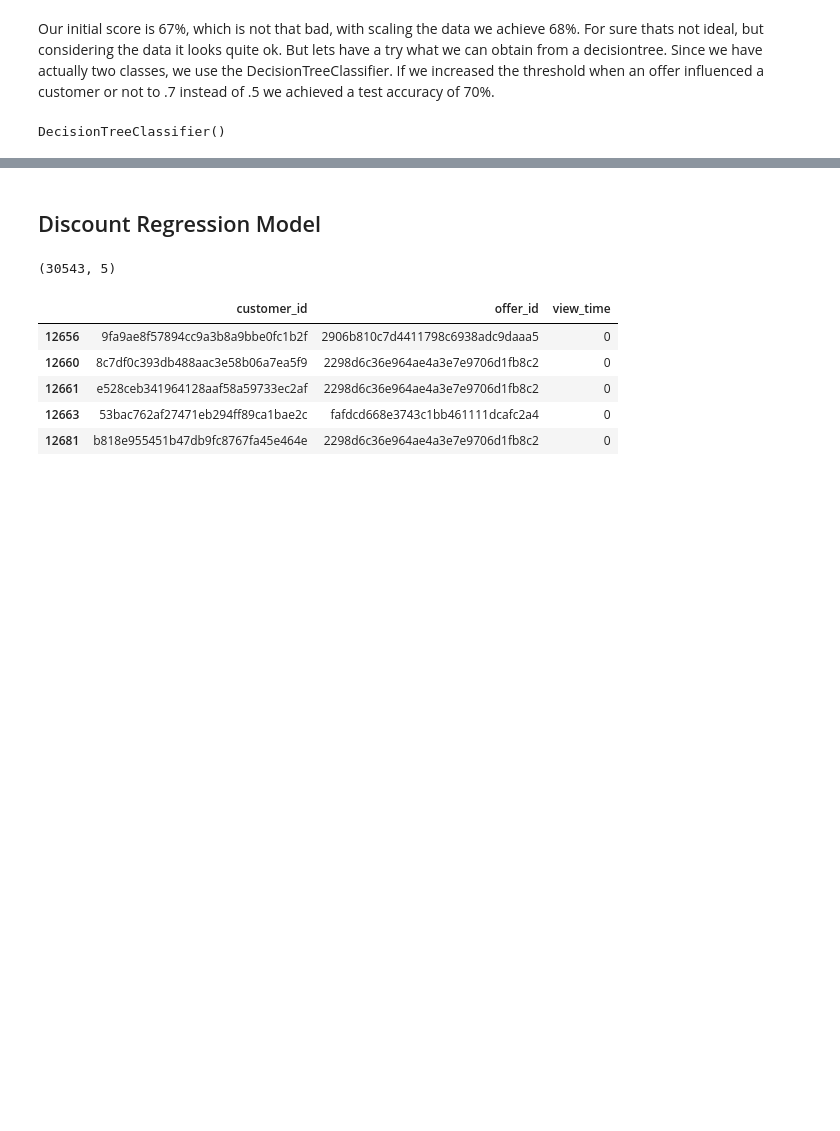
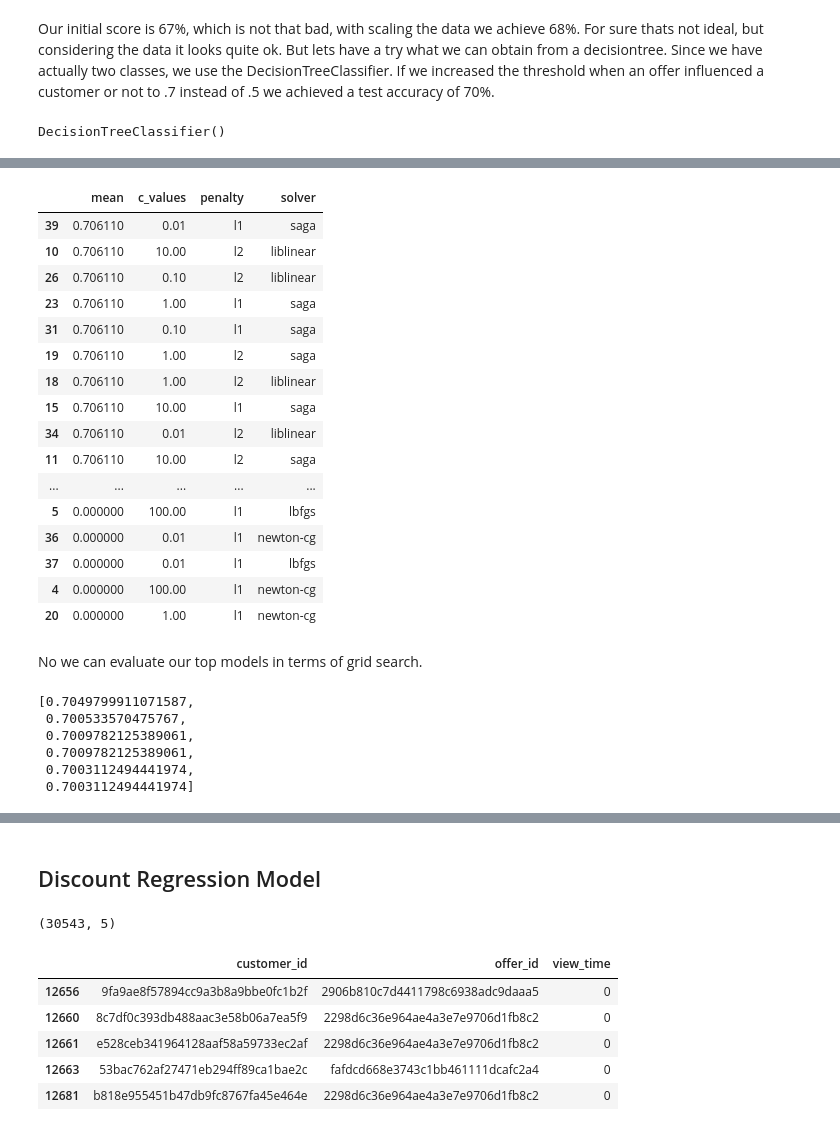
Before and after one commit to ThomasGr08/capstone_project, a Jupyter notebook: Starbucks_Capstone_notebook.ipynb, the cells around one changed output, grey strips where cells are left out. Drawn from its saved outputs; the diff is of its cells as text; code cells hidden in the pictures; blank space fills up the shorter version.

```diff
--- a/Starbucks_Capstone_notebook.ipynb
+++ b/Starbucks_Capstone_notebook.ipynb
@@ -836,0 +841,28 @@ Ok, the decision tree didn't work that well. We could go further and try to impl
+# %%
+# libraries needed for hyperparameter tuning
+from sklearn.model_selection import RepeatedStratifiedKFold
+from sklearn.model_selection import GridSearchCV
+
+# define model and parameters
+log_reg = LogisticRegression()
+solvers = ['newton-cg', 'lbfgs', 'liblinear', 'saga']
+penalty = ['l2', 'l1']
+c_values = [100, 10, 1.0, 0.1, 0.01]
+
+# define grid search
+grid = dict(solver=solvers,penalty=penalty,C=c_values)
+cv = RepeatedStratifiedKFold(n_splits=10, n_repeats=3, random_state=1)
+grid_search = GridSearchCV(estimator=log_reg, param_grid=grid, n_jobs=-1, cv=cv, scoring='accuracy',error_score=0)
+grid_result = grid_search.fit(X, y)
+
+# summarize results
+print("Best: %f using %s" % (grid_result.best_score_, grid_result.best_params_))
+means = grid_result.cv_results_['mean_test_score']
+stds = grid_result.cv_results_['std_test_score']
+params = grid_result.cv_results_['params']
+for mean, stdev, param in zip(means, stds, params):
+    print("%f (%f) with: %r" % (mean, stdev, param))
+
+results = pd.DataFrame()
+results['mean'] = means
+results['parameters'] = params
@@ -836,0 +887,5 @@ Ok, the decision tree didn't work that well. We could go further and try to impl
+# %%
+results = pd.DataFrame()
+results['mean'] = means
+results['parameters'] = params
+results.head()
@@ -836,0 +899,24 @@ Ok, the decision tree didn't work that well. We could go further and try to impl
+# %%
+results['c_values'] = results['parameters'].apply(lambda x: x.get('C'))
+results['penalty'] = results['parameters'].apply(lambda x: x.get('penalty'))
+results['solver'] = results['parameters'].apply(lambda x: x.get('solver'))
+results = results.drop(['parameters'], axis=1)
+results.sort_values(['mean'], ascending = False)
+# %% [output]
+|  | mean | c_values | penalty | solver |
+| 39 | 0.706110 | 0.01 | l1 | saga |
+| 10 | 0.706110 | 10.00 | l2 | liblinear |
+| 26 | 0.706110 | 0.10 | l2 | liblinear |
+| 23 | 0.706110 | 1.00 | l1 | saga |
+| 31 | 0.706110 | 0.10 | l1 | saga |
+| 19 | 0.706110 | 1.00 | l2 | saga |
+| 18 | 0.706110 | 1.00 | l2 | liblinear |
+| 15 | 0.706110 | 10.00 | l1 | saga |
+| 34 | 0.706110 | 0.01 | l2 | liblinear |
+| 11 | 0.706110 | 10.00 | l2 | saga |
+| ... | ... | ... | ... | ... |
+| 5 | 0.000000 | 100.00 | l1 | lbfgs |
+| 36 | 0.000000 | 0.01 | l1 | newton-cg |
+| 37 | 0.000000 | 0.01 | l1 | lbfgs |
+| 4 | 0.000000 | 100.00 | l1 | newton-cg |
+| 20 | 0.000000 | 1.00 | l1 | newton-cg |
@@ -836,0 +925,23 @@ Ok, the decision tree didn't work that well. We could go further and try to impl
+# %% [markdown]
+No we can evaluate our top models in terms of grid search.
+# %%
+# run logistic regression with top parameters from grid search
+scores = []
+for i in range(6):
+    log_reg = LogisticRegression(C=top_results.c_values.iloc[i], penalty=top_results.penalty.iloc[i], solver=top_results.solver.iloc[i])
+
+    # train the model
+    log_reg.fit(X_train,y_train)
+
+    # predict on test data
+    preds = log_reg.predict(X_test)
+    score = log_reg.score(X_test, y_test)
+    scores.append(score)
+scores
+# %% [output]
+[0.7049799911071587,
+ 0.700533570475767,
+ 0.7009782125389061,
+ 0.7009782125389061,
+ 0.7003112494441974,
+ 0.7003112494441974]
```
Also changed, not shown: parts of 24 cells of this notebook.
